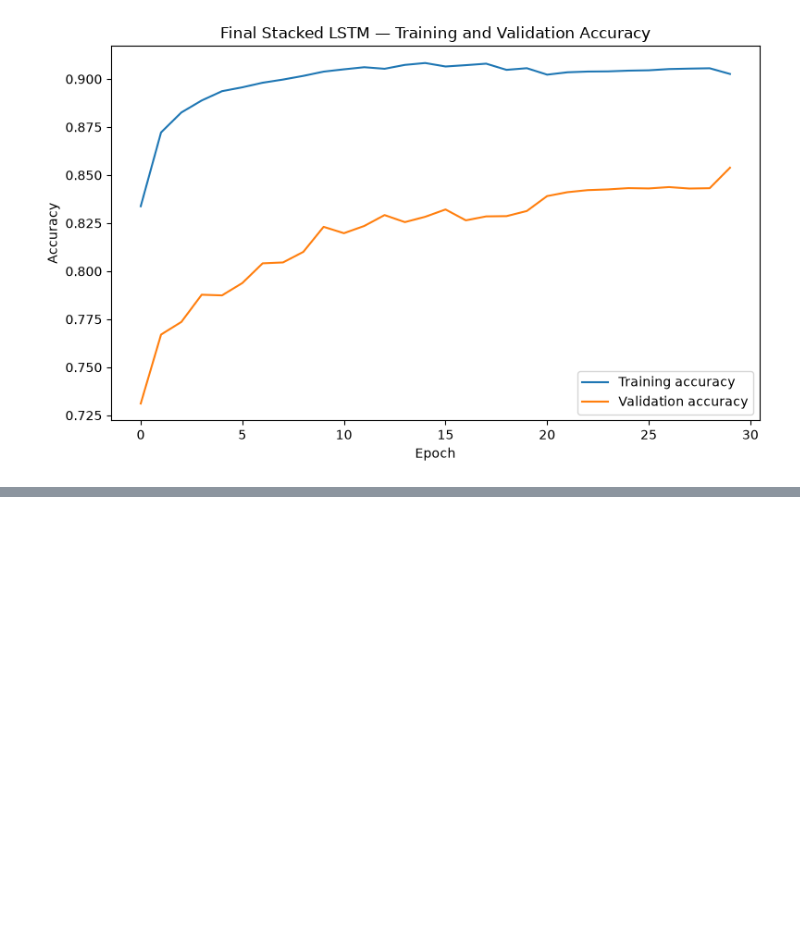
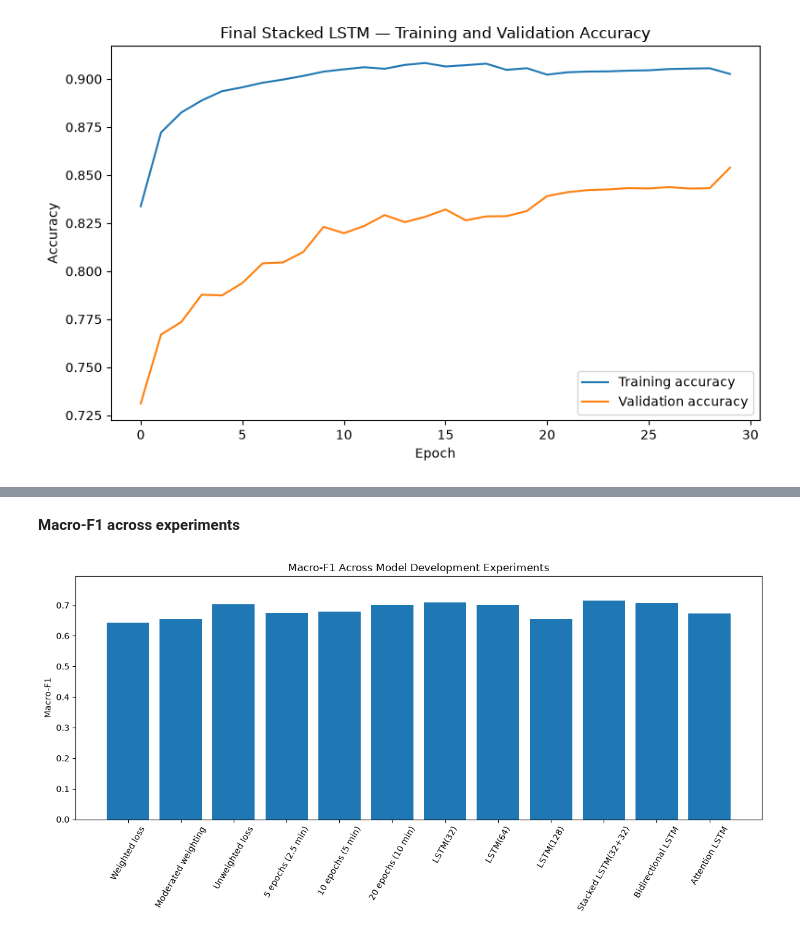
Before and after one commit to ThePral/Sleep-Stage-Prediction, a Jupyter notebook: notebooks/04_final_evaluation.ipynb, the cells around one changed output, grey strips where cells are left out. Saved outputs shown, nothing was run; the diff lists cells and outputs as text; code cells hidden in the pictures; blank space fills up the shorter version.

```diff
--- a/notebooks/04_final_evaluation.ipynb
+++ b/notebooks/04_final_evaluation.ipynb
@@ -1300,0 +1659,38 @@ plt.show()
+# %% [markdown]
+**Macro-F1 across experiments**
+# %%
+plot_df = experiment_table.copy()
+
+fig, ax = plt.subplots(
+    figsize=(12, 6)
+)
+
+ax.bar(
+    plot_df["Experiment"],
+    plot_df["Macro-F1"],
+)
+
+ax.set_ylabel(
+    "Macro-F1"
+)
+
+ax.set_title(
+    "Macro-F1 Across Model Development Experiments"
+)
+
+ax.set_ylim(
+    0,
+    max(
+        plot_df["Macro-F1"]
+    ) + 0.08,
+)
+
+ax.tick_params(
+    axis="x",
+    rotation=60,
+)
+
+plt.tight_layout()
+plt.show()
+# %% [output]
+[figure, added]
```
Also changed, not shown: parts of 22 cells of this notebook, 6 other files.
